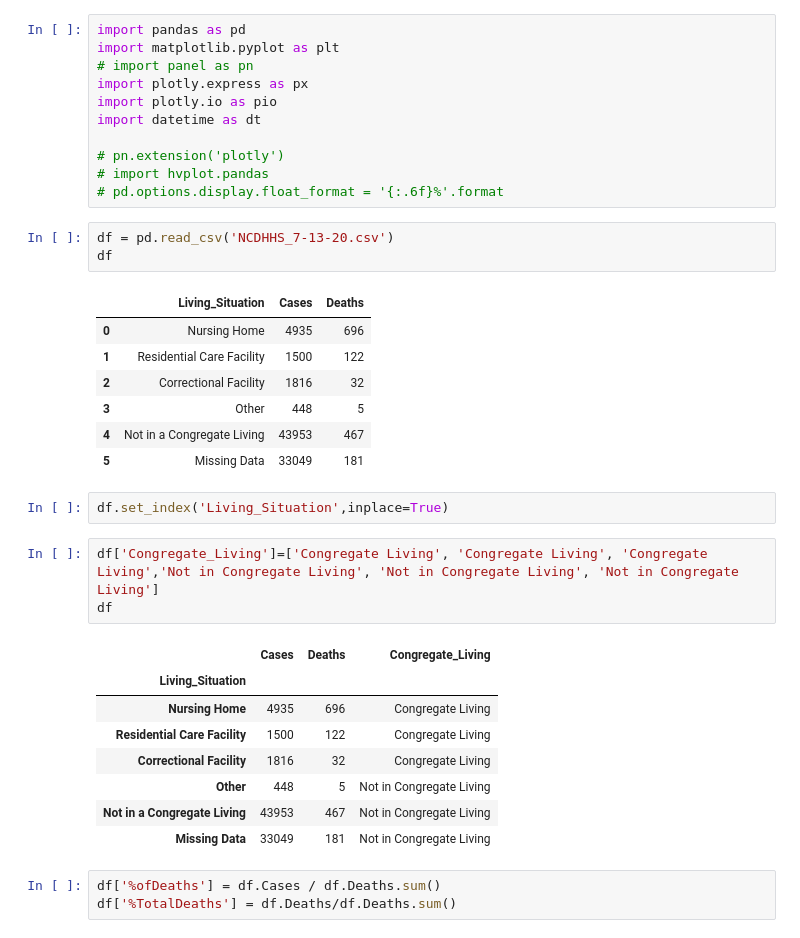
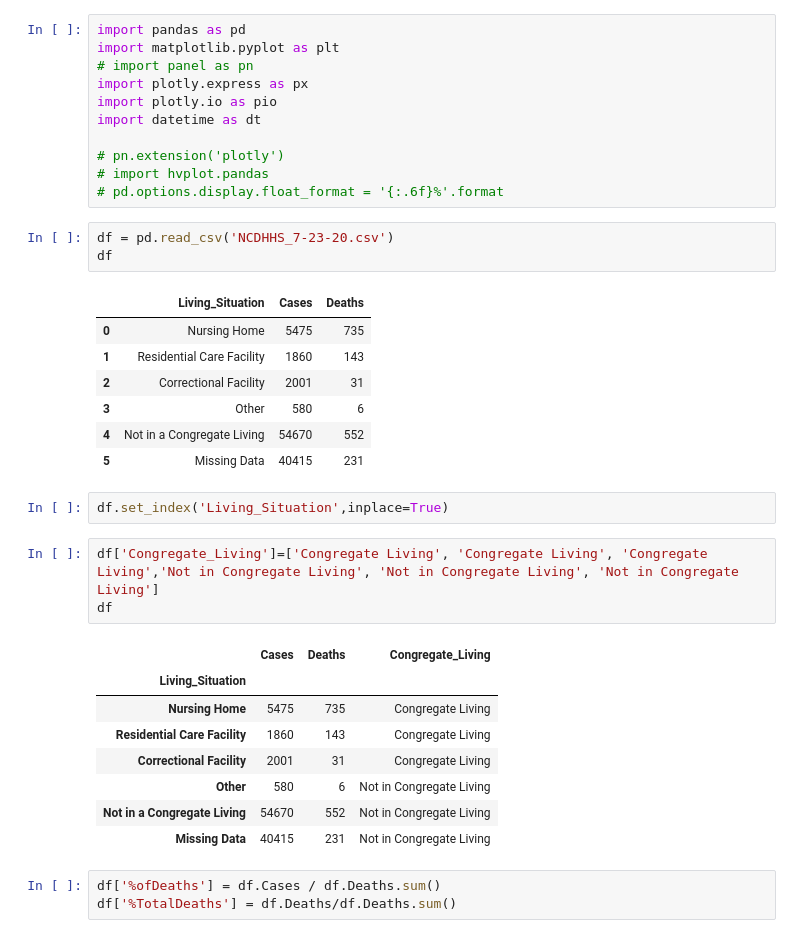
Before and after one commit to LoriHarris/CovidDashboard, a Jupyter notebook: Plotting_Covid_NC.ipynb, the cells around one changed output. Cells and saved outputs as stored; diff of their text form.

```diff
--- a/Plotting_Covid_NC.ipynb
+++ b/Plotting_Covid_NC.ipynb
@@ -10,16 +10,16 @@ import datetime as dt
 # import hvplot.pandas
 # pd.options.display.float_format = '{:.6f}%'.format
 # %%
-df = pd.read_csv('NCDHHS_7-13-20.csv')
+df = pd.read_csv('NCDHHS_7-23-20.csv')
 df
 # %% [output]
 |  | Living_Situation | Cases | Deaths |
-| 0 | Nursing Home | 4935 | 696 |
-| 1 | Residential Care Facility | 1500 | 122 |
-| 2 | Correctional Facility | 1816 | 32 |
-| 3 | Other | 448 | 5 |
-| 4 | Not in a Congregate Living | 43953 | 467 |
-| 5 | Missing Data | 33049 | 181 |
+| 0 | Nursing Home | 5475 | 735 |
+| 1 | Residential Care Facility | 1860 | 143 |
+| 2 | Correctional Facility | 2001 | 31 |
+| 3 | Other | 580 | 6 |
+| 4 | Not in a Congregate Living | 54670 | 552 |
+| 5 | Missing Data | 40415 | 231 |
 # %%
 df.set_index('Living_Situation',inplace=True)
 # %%
@@ -28,12 +28,12 @@ df
 # %% [output]
 |  | Cases | Deaths | Congregate_Living |
 | Living_Situation |  |  |  |
-| Nursing Home | 4935 | 696 | Congregate Living |
-| Residential Care Facility | 1500 | 122 | Congregate Living |
-| Correctional Facility | 1816 | 32 | Congregate Living |
-| Other | 448 | 5 | Not in Congregate Living |
-| Not in a Congregate Living | 43953 | 467 | Not in Congregate Living |
-| Missing Data | 33049 | 181 | Not in Congregate Living |
+| Nursing Home | 5475 | 735 | Congregate Living |
+| Residential Care Facility | 1860 | 143 | Congregate Living |
+| Correctional Facility | 2001 | 31 | Congregate Living |
+| Other | 580 | 6 | Not in Congregate Living |
+| Not in a Congregate Living | 54670 | 552 | Not in Congregate Living |
+| Missing Data | 40415 | 231 | Not in Congregate Living |
 # %%
 df['%ofDeaths'] = df.Cases / df.Deaths.sum()
 df['%TotalDeaths'] = df.Deaths/df.Deaths.sum()
```
Also changed, not shown: parts of 9 cells of this notebook, 6 other files.
